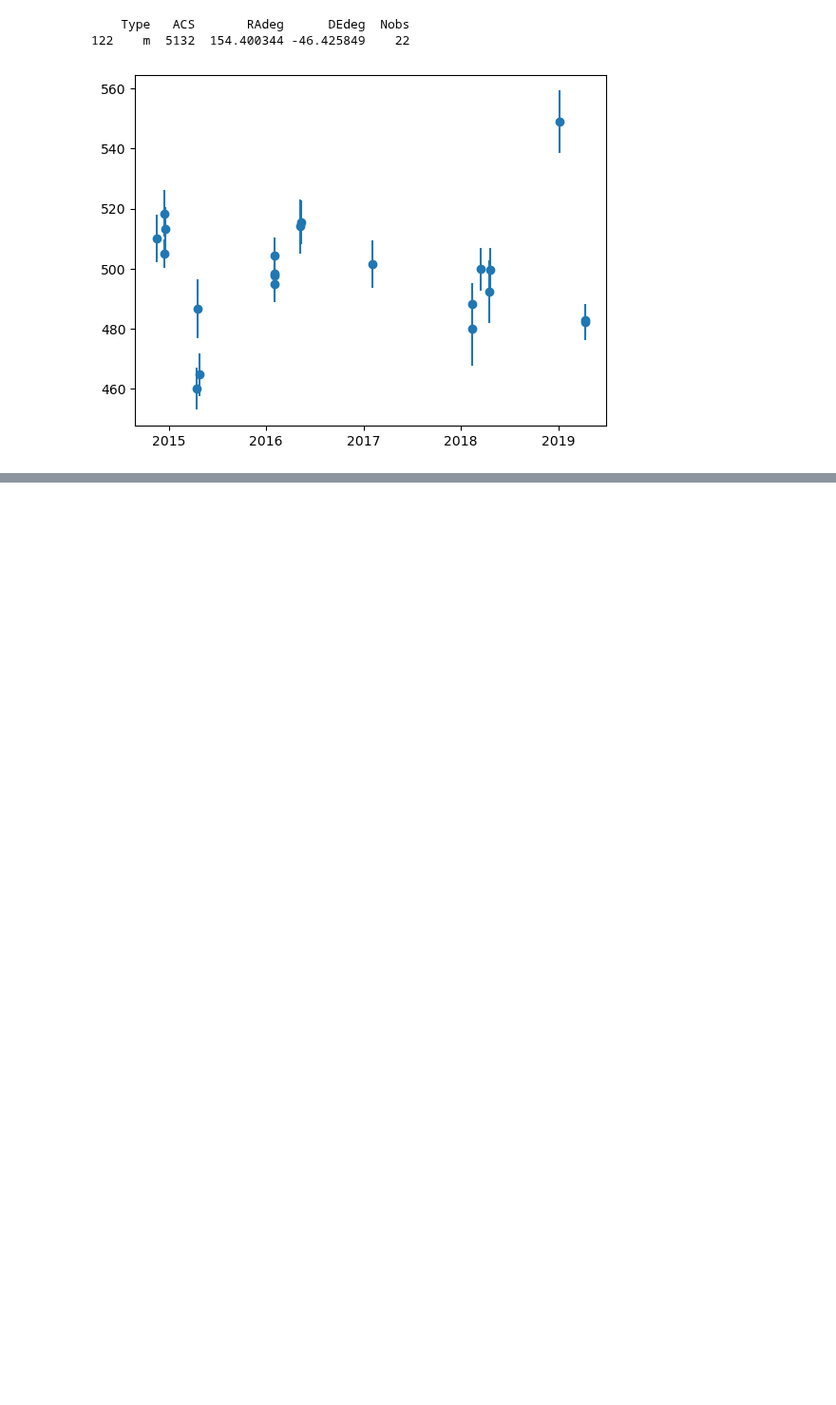
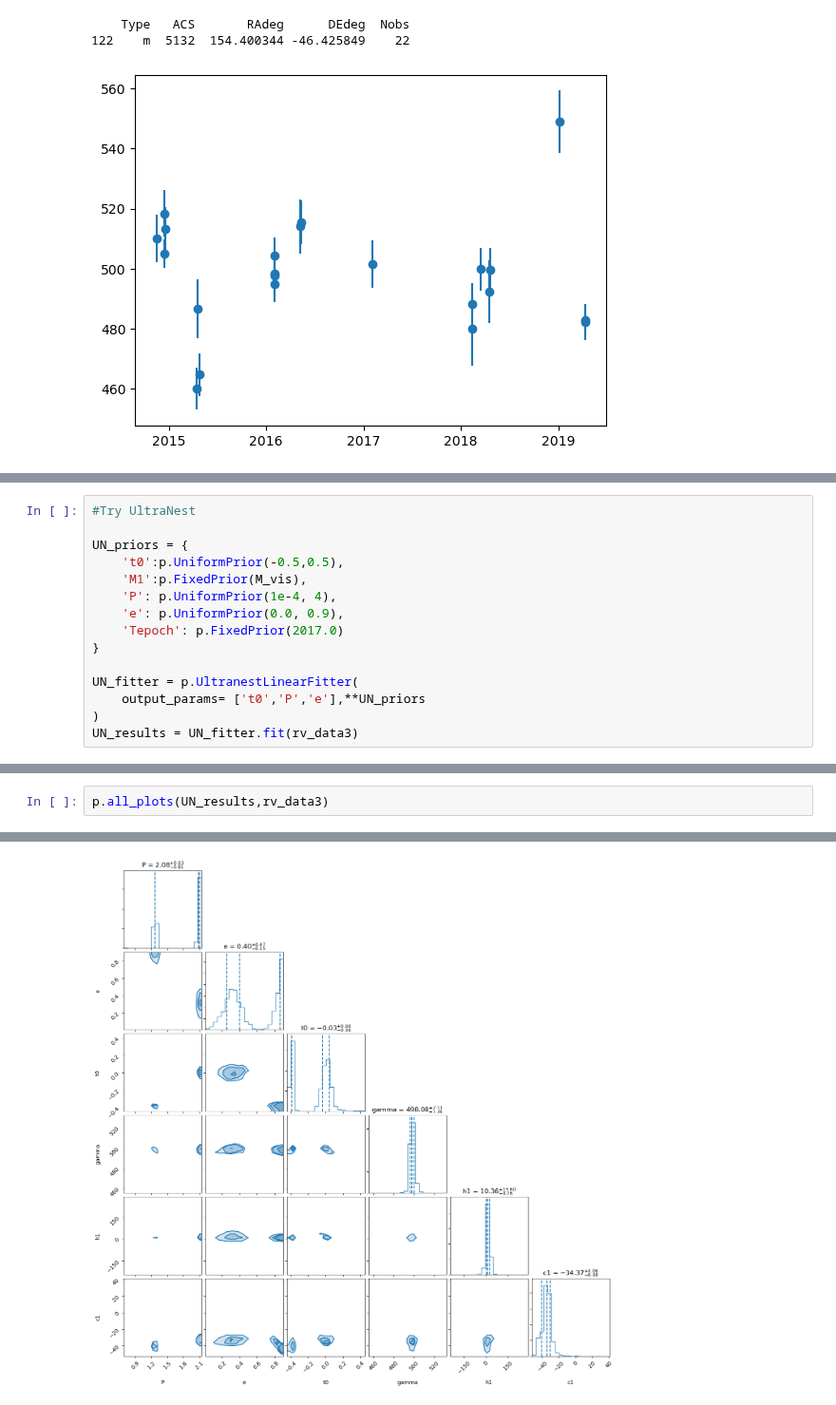
Before and after one commit to matthewwhitaker/periapsis_examples, a Jupyter notebook: ngc_3201_bhs.ipynb, the cells around one changed output, grey strips where cells are left out. Shown at 95% size. Drawn from its saved outputs; the diff is of its cells as text; blank space fills up the shorter version.

```diff
--- a/ngc_3201_bhs.ipynb
+++ b/ngc_3201_bhs.ipynb
@@ -304,0 +278,15 @@ WARNING:root:Too few points to create valid contours
+# %%
+#Try UltraNest
+
+UN_priors = {
+    't0':p.UniformPrior(-0.5,0.5),
+    'M1':p.FixedPrior(M_vis),
+    'P': p.UniformPrior(1e-4, 4),
+    'e': p.UniformPrior(0.0, 0.9),
+    'Tepoch': p.FixedPrior(2017.0)
+}
+
+UN_fitter = p.UltranestLinearFitter(
+    output_params= ['t0','P','e'],**UN_priors
+)
+UN_results = UN_fitter.fit(rv_data3)
@@ -304,0 +324,3 @@ WARNING:root:Too few points to create valid contours
+# %%
+p.all_plots(UN_results,rv_data3)
+# %% [output]
@@ -304,0 +333 @@ WARNING:root:Too few points to create valid contours
+[figure, added]
```
Also changed, not shown: parts of 14 cells of this notebook, 2 other files.
